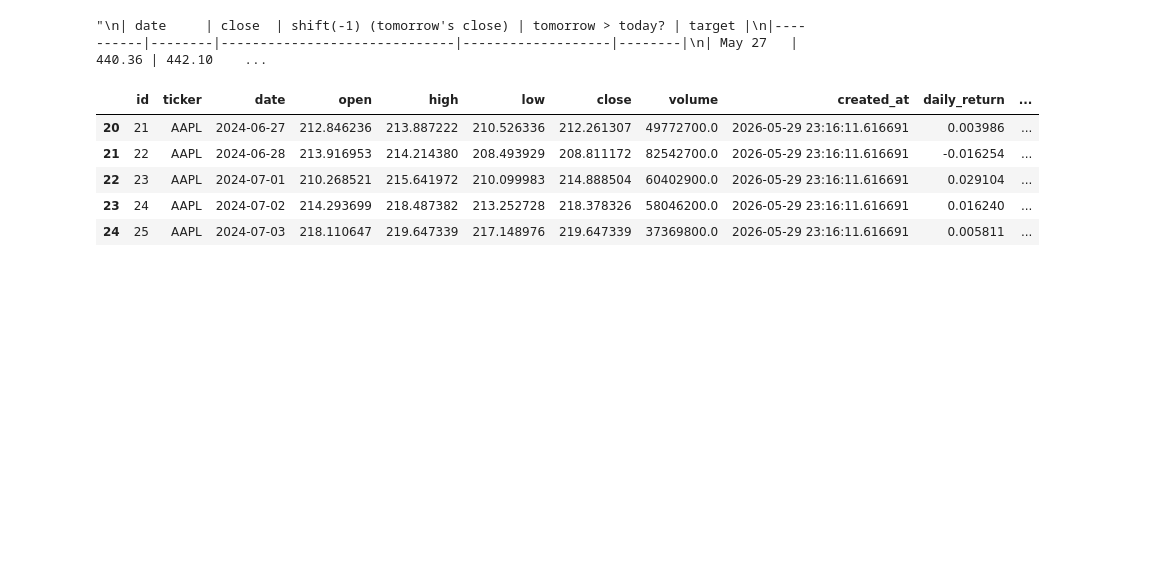
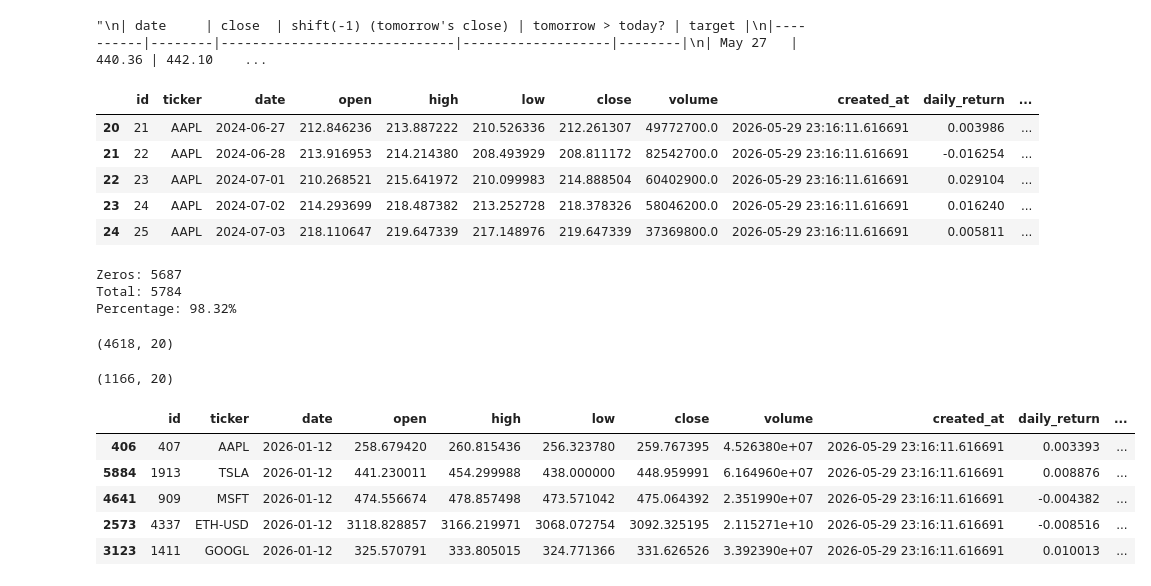
Before and after one commit to AmitojSinghChawla/Market_Analysis, a Jupyter notebook: market-oracle/feature_engineering.ipynb, the cells around one changed output. Cells and saved outputs as stored; diff of their text form; code cells hidden in the pictures; blank space fills up the shorter version.

```diff
--- a/market-oracle/feature_engineering.ipynb
+++ b/market-oracle/feature_engineering.ipynb
@@ -208,7 +231,7 @@ features["target"] = features["target"].astype(int)
 # %% [output]
 "\n| date     | close  | shift(-1) (tomorrow's close) | tomorrow > today? | target |\n|----------|--------|------------------------------|-------------------|--------|\n| May 27   | 440.36 | 442.10    ...
 # %%
-feature_cols = ["daily_return", "ma_7", "ma_21", "ma_ratio", "rsi", "volatility_7", "volume_change", "sentiment_score"]
+feature_cols = ["daily_return", "ma_7", "ma_21", "ma_ratio", "rsi", "volatility_7", "volume_change", "sentiment_score","macd","stochastic"]
 features_clean = features.dropna(subset=feature_cols + ["target"])
 features_clean.head()
 # %% [output]
@@ -218,3 +241,43 @@ features_clean.head()
 | 22 | 23 | AAPL | 2024-07-01 | 210.268521 | 215.641972 | 210.099983 | 214.888504 | 60402900.0 | 2026-05-29 23:16:11.616691 | 0.029104 | ... |
 | 23 | 24 | AAPL | 2024-07-02 | 214.293699 | 218.487382 | 213.252728 | 218.378326 | 58046200.0 | 2026-05-29 23:16:11.616691 | 0.016240 | ... |
 | 24 | 25 | AAPL | 2024-07-03 | 218.110647 | 219.647339 | 217.148976 | 219.647339 | 37369800.0 | 2026-05-29 23:16:11.616691 | 0.005811 | ... |
+# %%
+zero_count = (features_clean["sentiment_score"] == 0).sum()
+
+total_count = len(features_clean)
+
+print(f"Zeros: {zero_count}")
+print(f"Total: {total_count}")
+print(f"Percentage: {100 * zero_count / total_count:.2f}%")
+# %% [output]
+Zeros: 5687
+Total: 5784
+Percentage: 98.32%
+# %%
+data=features_clean.sort_values(by='date')
+
+dates = data['date'].unique()
+
+cutoff_idx=int(len(dates)*0.8)
+
+cutoff_date=dates[cutoff_idx]
+# %%
+train_df = data[data['date'] <= cutoff_date]
+test_df  = data[data['date']  > cutoff_date]
+# %%
+train_df.shape
+# %% [output]
+(4618, 20)
+# %%
+test_df.shape
+# %% [output]
+(1166, 20)
+# %%
+train_df.tail()
+# %% [output]
+|  | id | ticker | date | open | high | low | close | volume | created_at | daily_return | ... |
+| 406 | 407 | AAPL | 2026-01-12 | 258.679420 | 260.815436 | 256.323780 | 259.767395 | 4.526380e+07 | 2026-05-29 23:16:11.616691 | 0.003393 | ... |
+| 5884 | 1913 | TSLA | 2026-01-12 | 441.230011 | 454.299988 | 438.000000 | 448.959991 | 6.164960e+07 | 2026-05-29 23:16:11.616691 | 0.008876 | ... |
+| 4641 | 909 | MSFT | 2026-01-12 | 474.556674 | 478.857498 | 473.571042 | 475.064392 | 2.351990e+07 | 2026-05-29 23:16:11.616691 | -0.004382 | ... |
+| 2573 | 4337 | ETH-USD | 2026-01-12 | 3118.828857 | 3166.219971 | 3068.072754 | 3092.325195 | 2.115271e+10 | 2026-05-29 23:16:11.616691 | -0.008516 | ... |
+| 3123 | 1411 | GOOGL | 2026-01-12 | 325.570791 | 333.805015 | 324.771366 | 331.626526 | 3.392390e+07 | 2026-05-29 23:16:11.616691 | 0.010013 | ... |
```
Also changed, not shown: parts of 30 cells of this notebook, 13 other files.
